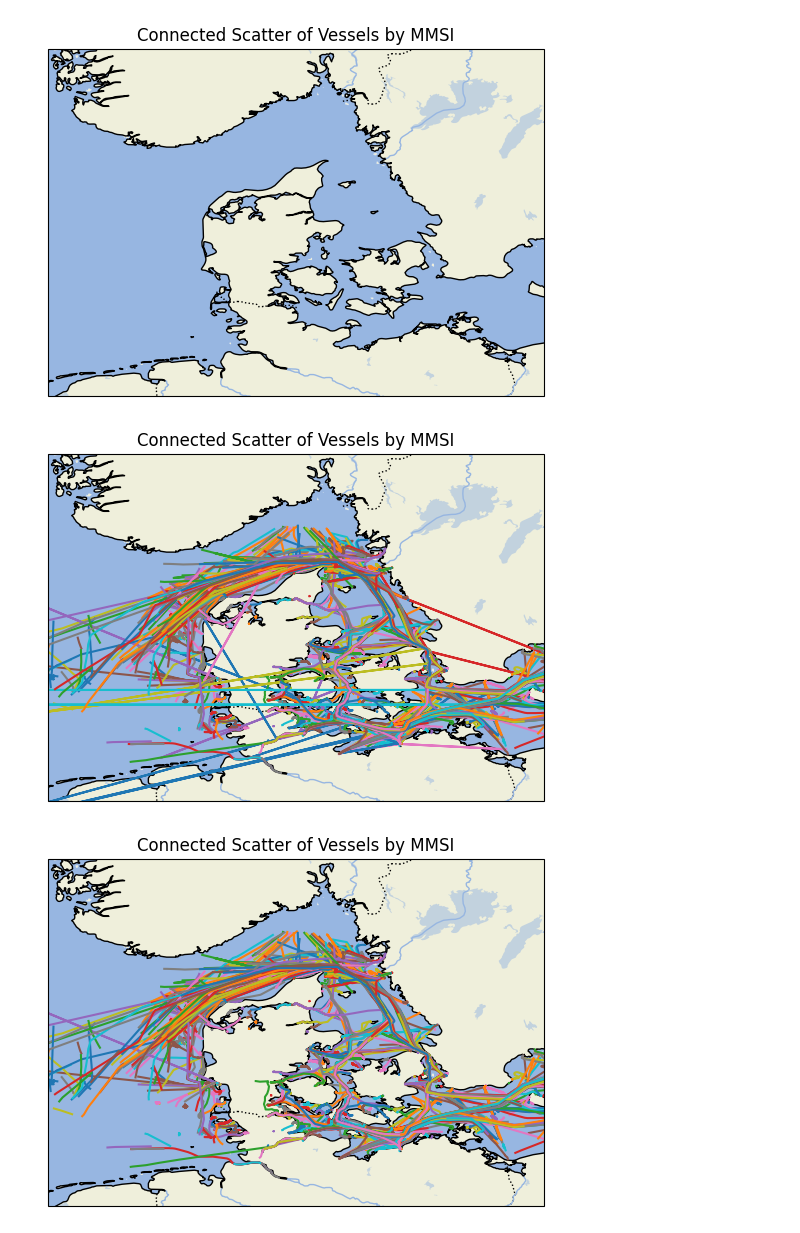
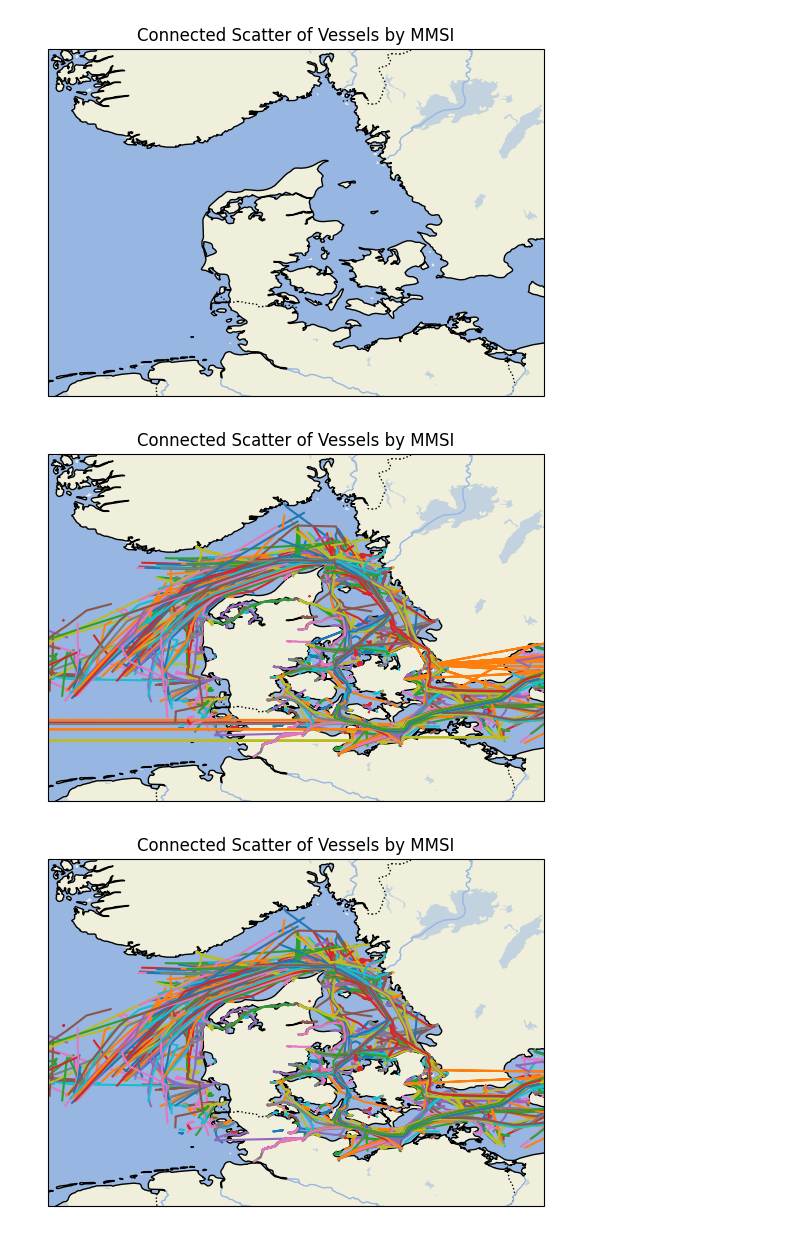
Before and after one commit to veronikal24/DeepLearning, a Jupyter notebook: data_stuff.ipynb, the cells around one changed output. Cells and saved outputs as stored; diff of their text form; code cells hidden in the pictures.

```diff
--- a/data_stuff.ipynb
+++ b/data_stuff.ipynb
@@ -6,18 +6,19 @@ plot_paths_on_map(None)
 [figure]
 # %%
 from dataloader import load_parquet
-
-df = load_parquet("aisdk-2025-10-20", k=10000)
+#THIS_PATH = os.path.dirname(os.path.realpath(__file__))
+MY_FILE = "aisdk-2025-02-27"
+df = load_parquet(MY_FILE, k=10000)
 plot_paths_on_map(df)
 # %% [output]
-[figure, old version]
+[figure, new version]
 # %%
 from dataloader import preprocess_data
 
 df = preprocess_data(df)
 plot_paths_on_map(df)
 # %% [output]
-[figure, old version]
+[figure, new version]
 # %%
 from dataloader import get_ID_by_coords
 
```
Also changed, not shown: parts of 1 cell of this notebook, 3 other files.
